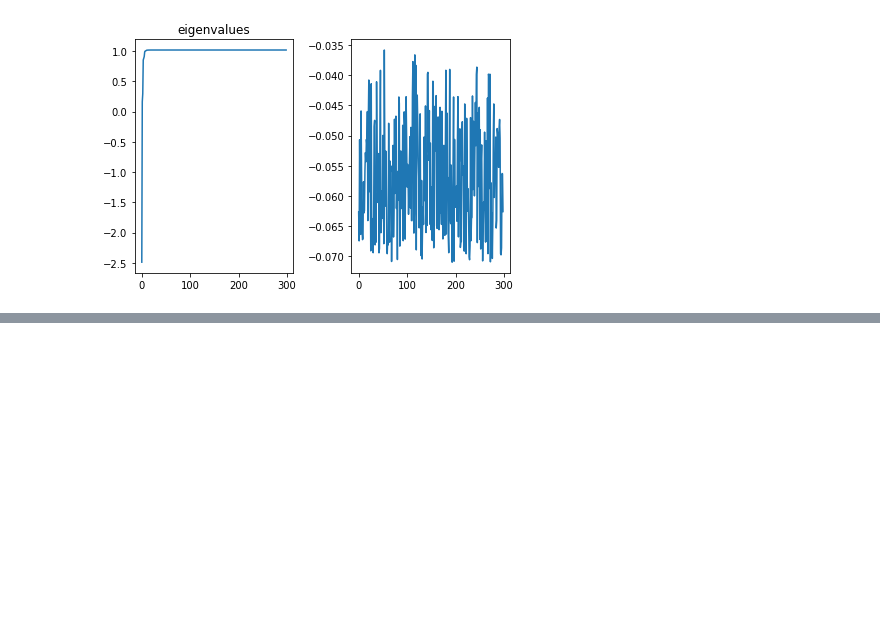
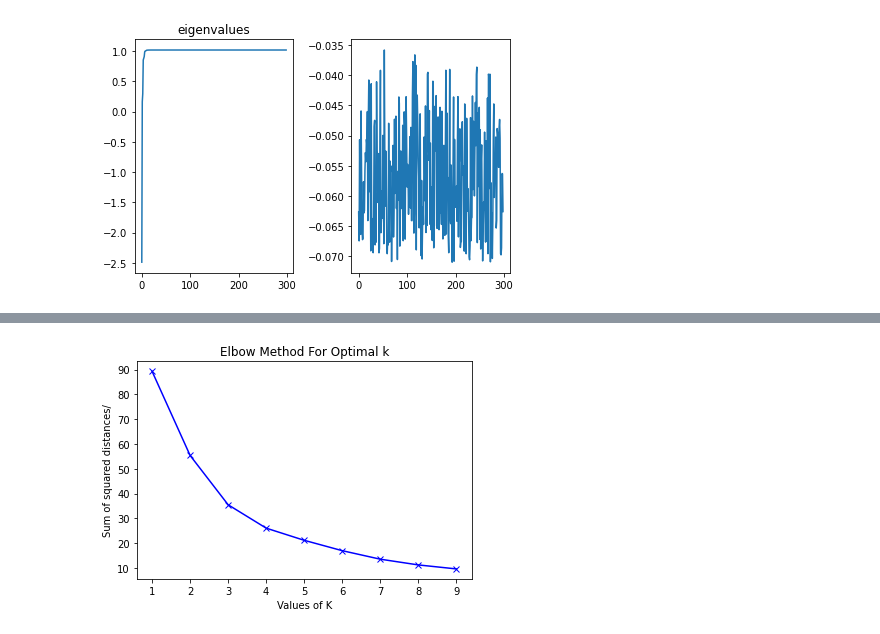
Before and after one commit to evelina03/spectral_clustering, a Jupyter notebook: Dataset_1/Shi and Malik's algorithms.ipynb, the cells around one changed output, grey strips where cells are left out. Saved outputs shown, nothing was run; the diff lists cells and outputs as text; code cells hidden in the pictures; blank space fills up the shorter version.

```diff
--- a/Dataset_1/Shi and Malik's algorithms.ipynb
+++ b/Dataset_1/Shi and Malik's algorithms.ipynb
@@ -241,5 +215,7 @@ def elbowmethod(df):
 # %%
 elbowmethod(df_cluster)
 # %%
-elbowmethod(df_pca_cluster)
+elbowmethod(df_pca)
+# %% [output]
+[figure, added]
 # %%
```
Also changed, not shown: parts of 19 cells of this notebook.
